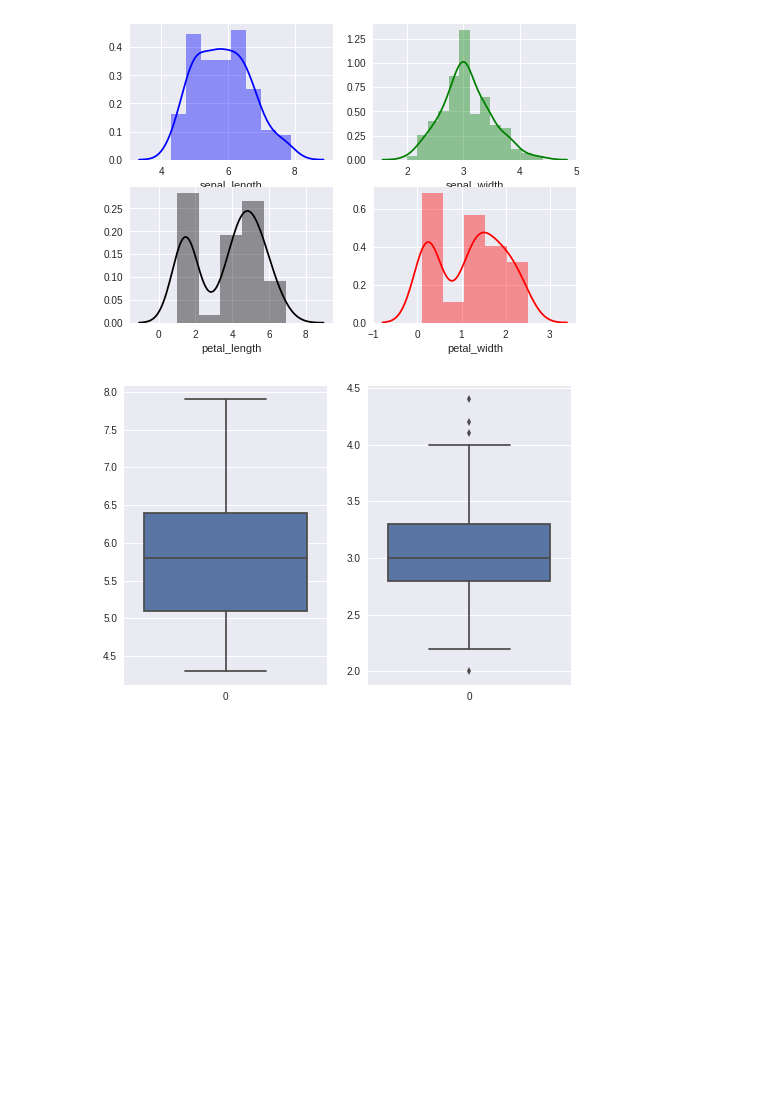
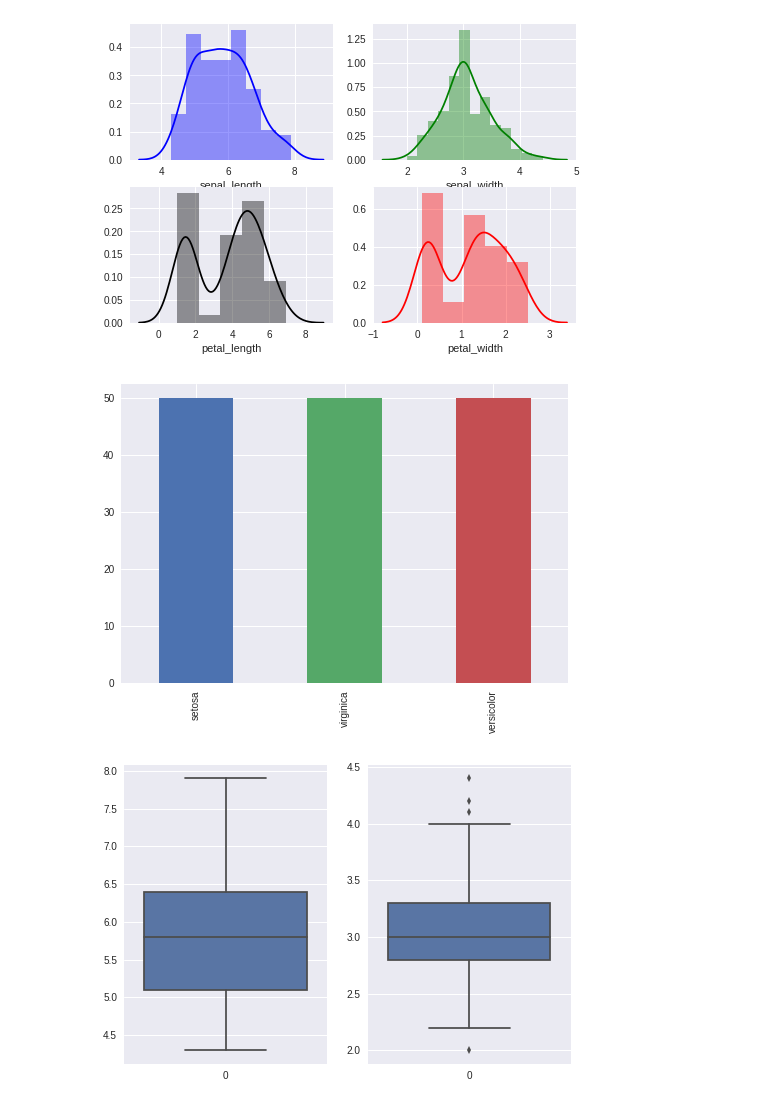
Before and after one commit to DeepankJain/Machine-Learning, a Jupyter notebook: Exploratory_Data_Analysis/EDA_of_iris_dataset.ipynb, the cells around one changed output. Cells and saved outputs as stored; diff of their text form; code cells hidden in the pictures; blank space fills up the shorter version.

```diff
--- a/Exploratory_Data_Analysis/EDA_of_iris_dataset.ipynb
+++ b/Exploratory_Data_Analysis/EDA_of_iris_dataset.ipynb
@@ -149,0 +148,6 @@ plt.show()
+# %%
+#bar plot of species count
+iris['species'].value_counts().plot(kind = 'bar')
+plt.show()
+# %% [output]
+[figure, added]
```
Also changed, not shown: parts of 21 cells of this notebook.
